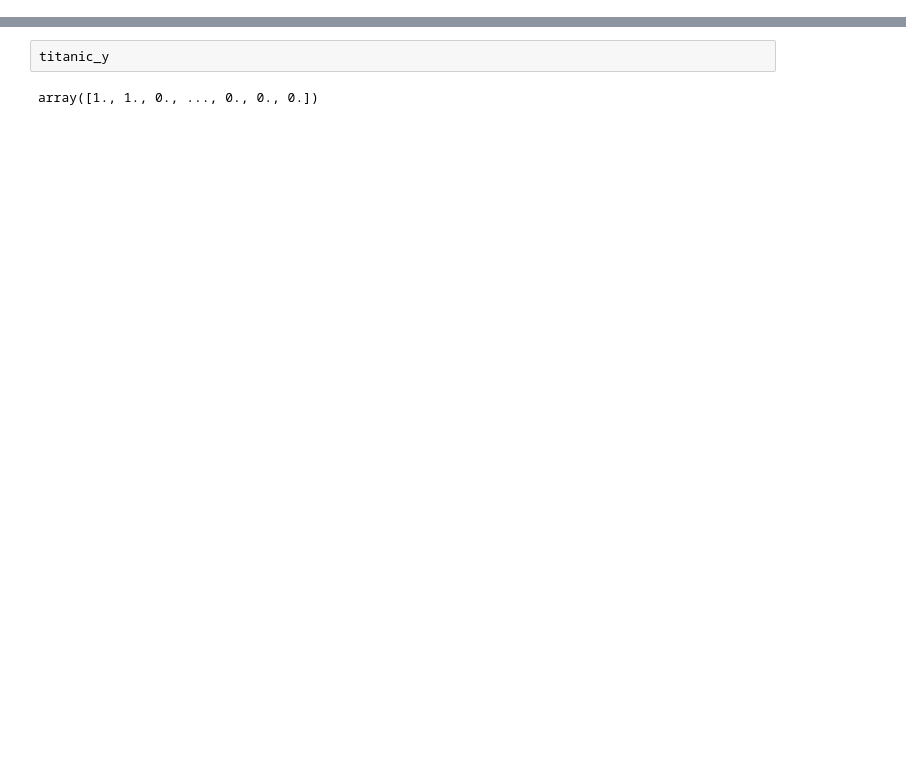
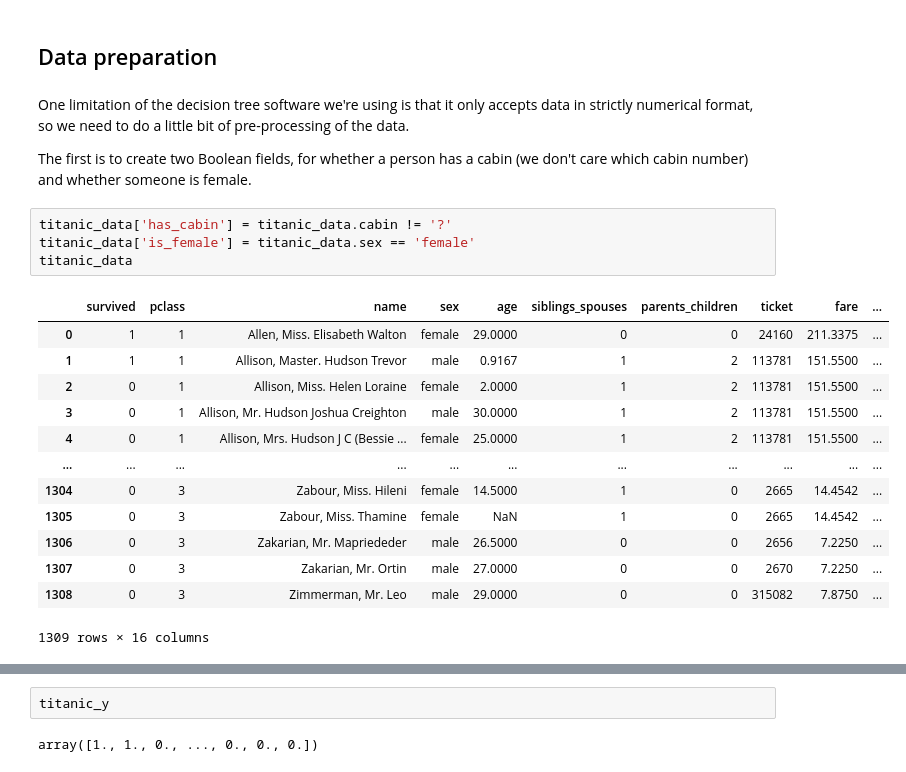
Before and after one commit to NeilNjae/nominet-quick-start-ai, a Jupyter notebook: titanic-survivors/titanic.ipynb, the cells around one changed output, grey strips where cells are left out. Drawn from its saved outputs; the diff is of its cells as text; blank space fills up the shorter version.

```diff
--- a/titanic-survivors/titanic.ipynb
+++ b/titanic-survivors/titanic.ipynb
@@ -178,0 +117,24 @@ array([[ 1.    , 29.    ,  0.    , ...,  0.    ,  0.    ,  1.    ],
+# %% [markdown]
+## Data preparation
+# %% [markdown]
+One limitation of the decision tree software we're using is that it only accepts data in strictly numerical format, so we need to do a little bit of pre-processing of the data.
+
+The first is to create two Boolean fields, for whether a person has a cabin (we don't care which cabin number) and whether someone is female.
+# %%
+titanic_data['has_cabin'] = titanic_data.cabin != '?'
+titanic_data['is_female'] = titanic_data.sex == 'female'
+titanic_data
+# %% [output]
+|  | survived | pclass | name | sex | age | siblings_spouses | parents_children | ticket | fare | ... |
+| 0 | 1 | 1 | Allen, Miss. Elisabeth Walton | female | 29.0000 | 0 | 0 | 24160 | 211.3375 | ... |
+| 1 | 1 | 1 | Allison, Master. Hudson Trevor | male | 0.9167 | 1 | 2 | 113781 | 151.5500 | ... |
+| 2 | 0 | 1 | Allison, Miss. Helen Loraine | female | 2.0000 | 1 | 2 | 113781 | 151.5500 | ... |
+| 3 | 0 | 1 | Allison, Mr. Hudson Joshua Creighton | male | 30.0000 | 1 | 2 | 113781 | 151.5500 | ... |
+| 4 | 0 | 1 | Allison, Mrs. Hudson J C (Bessie ... | female | 25.0000 | 1 | 2 | 113781 | 151.5500 | ... |
+| ... | ... | ... | ... | ... | ... | ... | ... | ... | ... | ... |
+| 1304 | 0 | 3 | Zabour, Miss. Hileni | female | 14.5000 | 1 | 0 | 2665 | 14.4542 | ... |
+| 1305 | 0 | 3 | Zabour, Miss. Thamine | female | NaN | 1 | 0 | 2665 | 14.4542 | ... |
+| 1306 | 0 | 3 | Zakarian, Mr. Mapriededer | male | 26.5000 | 0 | 0 | 2656 | 7.2250 | ... |
+| 1307 | 0 | 3 | Zakarian, Mr. Ortin | male | 27.0000 | 0 | 0 | 2670 | 7.2250 | ... |
+| 1308 | 0 | 3 | Zimmerman, Mr. Leo | male | 29.0000 | 0 | 0 | 315082 | 7.8750 | ... |
+1309 rows × 16 columns
```
Also changed, not shown: parts of 72 cells of this notebook, 3 other files.
